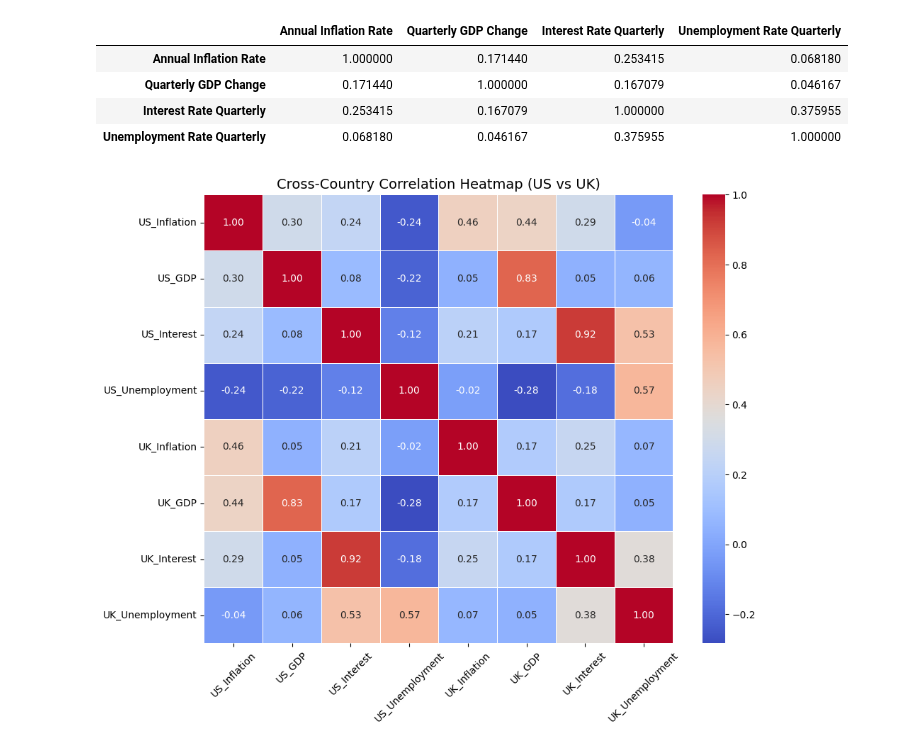
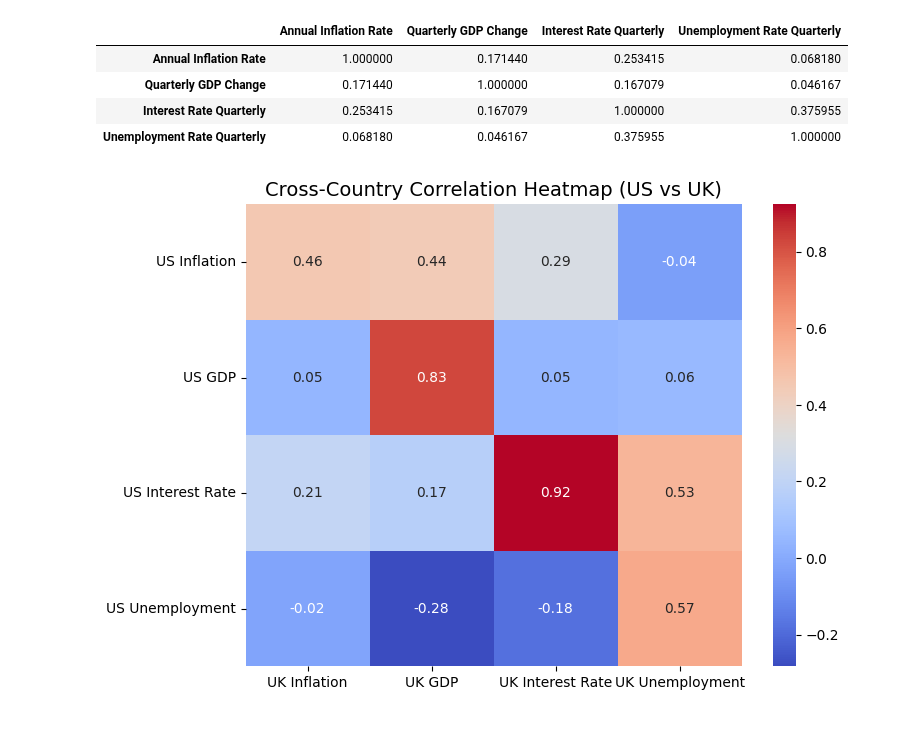
Before and after one commit to gagrawal009/FE5213-Quantitative-Macroeconomics-with-Python, a Jupyter notebook: Part 2/Correlation.ipynb, the cells around one changed output. Drawn from its saved outputs; the diff is of its cells as text; code cells hidden in the pictures.

```diff
--- a/Part 2/Correlation.ipynb
+++ b/Part 2/Correlation.ipynb
@@ -38,19 +40,41 @@ df_mergedUK.corr()
 | Interest Rate Quarterly | 0.253415 | 0.167079 | 1.000000 | 0.375955 |
 | Unemployment Rate Quarterly | 0.068180 | 0.046167 | 0.375955 | 1.000000 |
 # %%
-import seaborn as sns
-import matplotlib.pyplot as plt
+# Rename columns to distinguish between US and UK
+df_us = df_mergedUS.rename(columns={
+    "Annual Inflation Rate": "US Inflation",
+    "Quarterly GDP Change": "US GDP",
+    "Interest Rate Quarterly": "US Interest Rate",
+    "Unemployment Rate Quarterly": "US Unemployment"
+})
 
-# Set figure size based on number of variables
-plt.figure(figsize=(10, 8))
+df_uk = df_mergedUK.rename(columns={
+    "Annual Inflation Rate": "UK Inflation",
+    "Quarterly GDP Change": "UK GDP",
+    "Interest Rate Quarterly": "UK Interest Rate",
+    "Unemployment Rate Quarterly": "UK Unemployment"
+})
+
+# Combine the dataframes column-wise
+df_combined = pd.concat([df_us.reset_index(drop=True), df_uk.reset_index(drop=True)], axis=1)
+
+# Create the correlation matrix for specific pairs
+columns_of_interest = [
+    "US Inflation", "UK Inflation",
+    "US GDP", "UK GDP",
+    "US Interest Rate", "UK Interest Rate",
+    "US Unemployment", "UK Unemployment"
+]
+
+corr_matrix = df_combined[columns_of_interest].corr().loc[
+    ["US Inflation", "US GDP", "US Interest Rate", "US Unemployment"],
+    ["UK Inflation", "UK GDP", "UK Interest Rate", "UK Unemployment"]
+]
 
 # Plot heatmap
-sns.heatmap(cross_country_corr, annot=True, fmt=".2f", cmap="coolwarm", linewidths=0.5)
-
+plt.figure(figsize=(8, 6))
+sns.heatmap(corr_matrix, annot=True, cmap="coolwarm", fmt=".2f")
 plt.title("Cross-Country Correlation Heatmap (US vs UK)", fontsize=14)
-plt.xticks(rotation=45)
-plt.yticks(rotation=0)
-plt.tight_layout()
 plt.show()
 # %% [output]
-[figure, old version]
+[figure, new version]
```
Also changed, not shown: parts of 2 cells of this notebook.
